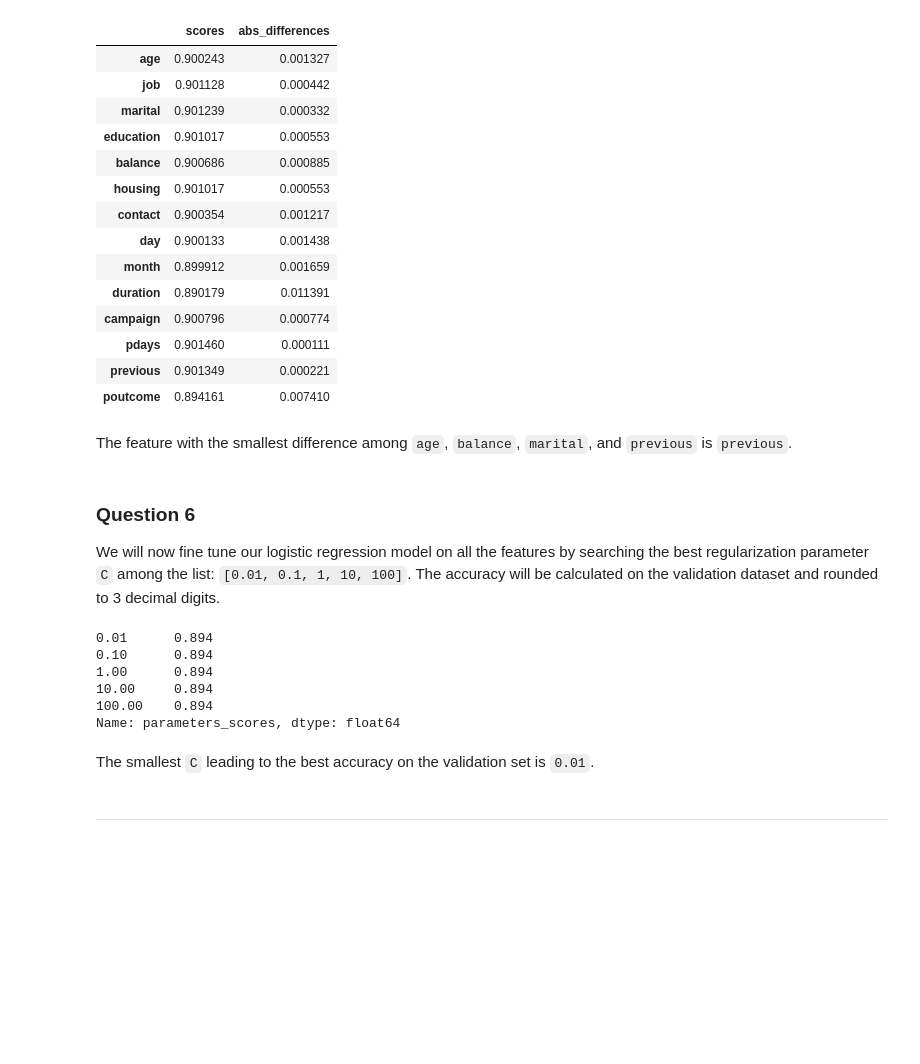
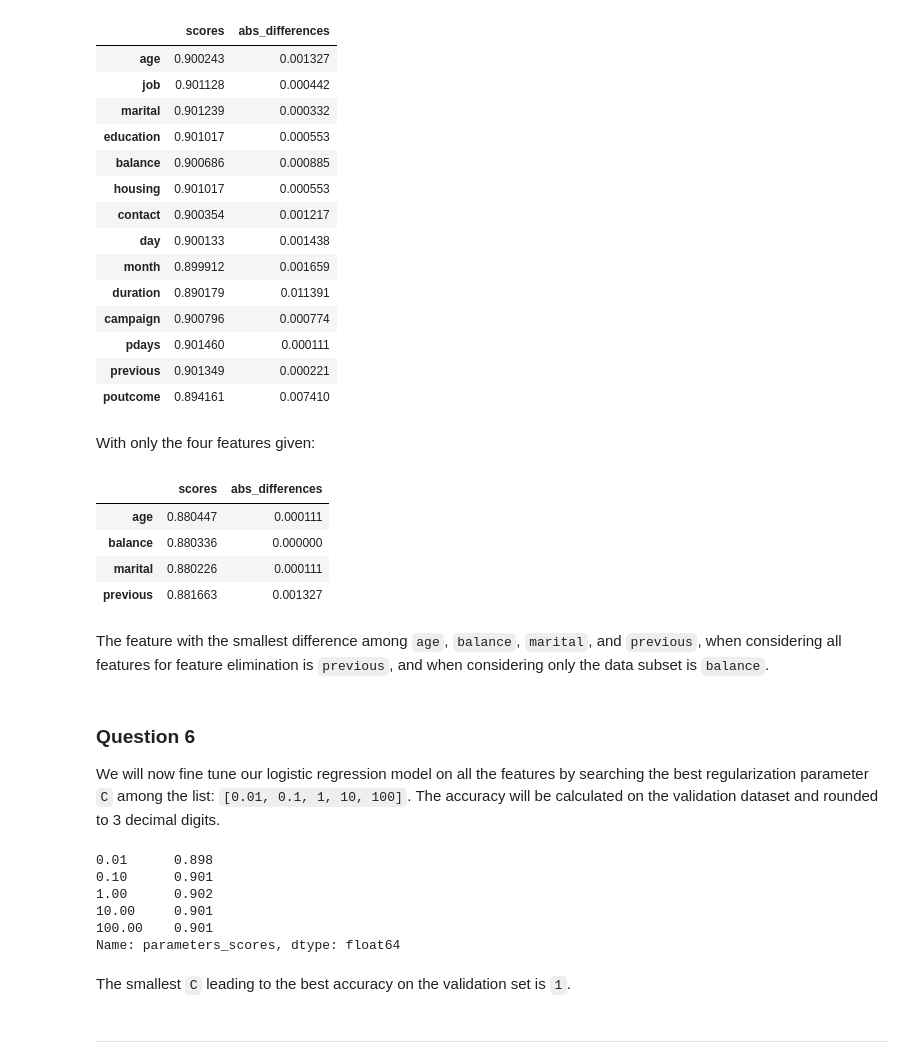
Before and after one commit to maxim-eyengue/Python-Codes, a Jupyter notebook: ML_Zoomcamp_2024/03_classification/notebooks/homework_session_03.ipynb, the cells around one changed output. Saved outputs shown, nothing was run; the diff lists cells and outputs as text; code cells hidden in the pictures; blank space fills up the shorter version.

```diff
--- a/ML_Zoomcamp_2024/03_classification/notebooks/homework_session_03.ipynb
+++ b/ML_Zoomcamp_2024/03_classification/notebooks/homework_session_03.ipynb
@@ -307,16 +306,18 @@ The accuracy obtained is $90 \%$.
 We can define a function to train models quickly, and speed fine-tuning and feature elimination for the following questions.
 # %%
 # Function to train a regression model
-def log_reg_train(elim = False, feature = "None", C = 1):
+def log_reg_train(df_train = df_train, df_val = df_val, elim = False, feature = "None", C = 1):
     """
     Function to train a logistic regression model specifying a regularization parameter,
     and potentially removing one feature from the dataset.
     ---
+    df_train: training dataset
+    df_val: validation dataset
     elim: bool value to indicate if a feature shld be removed from the training set,
             False by default
-    feature: feature to remove from the training dataset.
+    feature: feature to remove from the training dataset,
             None by default
-    C: regularization parameter
+    C: regularization parameter,
             1 by default.
     """
     # Initialize vectorizer
@@ -404,8 +407,49 @@ feat_elim_result
 | pdays | 0.901460 | 0.000111 |
 | previous | 0.901349 | 0.000221 |
 | poutcome | 0.894161 | 0.007410 |
+# %% [markdown]
+With only the four features given:
+# %%
+# Feature names
+features = ["age", "balance", "marital", "previous"]
+
+# Subset the data
+train_subset = df_train[features]
+val_subset = df_val[features]
+
+# Train a model with these features and get its accuracy
+origin_acc = log_reg_train(df_train = train_subset, df_val = val_subset)
+
+# Initialize scores and differences
+scores = []
+differences = []
+
+# Feature elimination
+for feat in features:
+    # Accuracy without `feat` as feature
+    no_feat_score = log_reg_train(df_train = train_subset, df_val = val_subset, elim = True, feature = feat, C = 1)
+
+    # Append score
+    scores += [no_feat_score]
+
+    # Append difference
+    differences += [abs(origin_acc - no_feat_score)]
+
+# Series for scores and differences
+scores = pd.Series(scores, index = features, name = "scores")
+differences = pd.Series(differences, index = features, name = "abs_differences")
+
+# Dataframe with results
+feat_elim_result = pd.concat([scores, differences], axis = 1)
+feat_elim_result
+# %% [output]
+|  | scores | abs_differences |
+| age | 0.880447 | 0.000111 |
+| balance | 0.880336 | 0.000000 |
+| marital | 0.880226 | 0.000111 |
+| previous | 0.881663 | 0.001327 |
 # %% [markdown]
-The feature with the smallest difference among `age`, `balance`, `marital`, and `previous` is `previous`.
+The feature with the smallest difference among `age`, `balance`, `marital`, and `previous`, when considering all features for feature elimination is `previous`, and when considering only the data subset is `balance`.
 # %% [markdown]
 ### Question 6
 
@@ -423,19 +467,19 @@ for param in reg_params:
     param_score = log_reg_train(C = param)
 
     # Append rounded score
-    reg_params_scores += [round(no_feat_score, 3)]
+    reg_params_scores += [round(param_score, 3)]
 
 # Series for parameters scores
 param_scores = pd.Series(reg_params_scores, index = reg_params, name = "parameters_scores")
 param_scores
 # %% [output]
-0.01      0.894
-0.10      0.894
-1.00      0.894
-10.00     0.894
-100.00    0.894
+0.01      0.898
+0.10      0.901
+1.00      0.902
+10.00     0.901
+100.00    0.901
 Name: parameters_scores, dtype: float64
 # %% [markdown]
-The smallest `C` leading to the best accuracy on the validation set is `0.01`.
+The smallest `C` leading to the best accuracy on the validation set is `1`.
 # %% [markdown]
 ---
```
Also changed, not shown: parts of 2 cells of this notebook.
